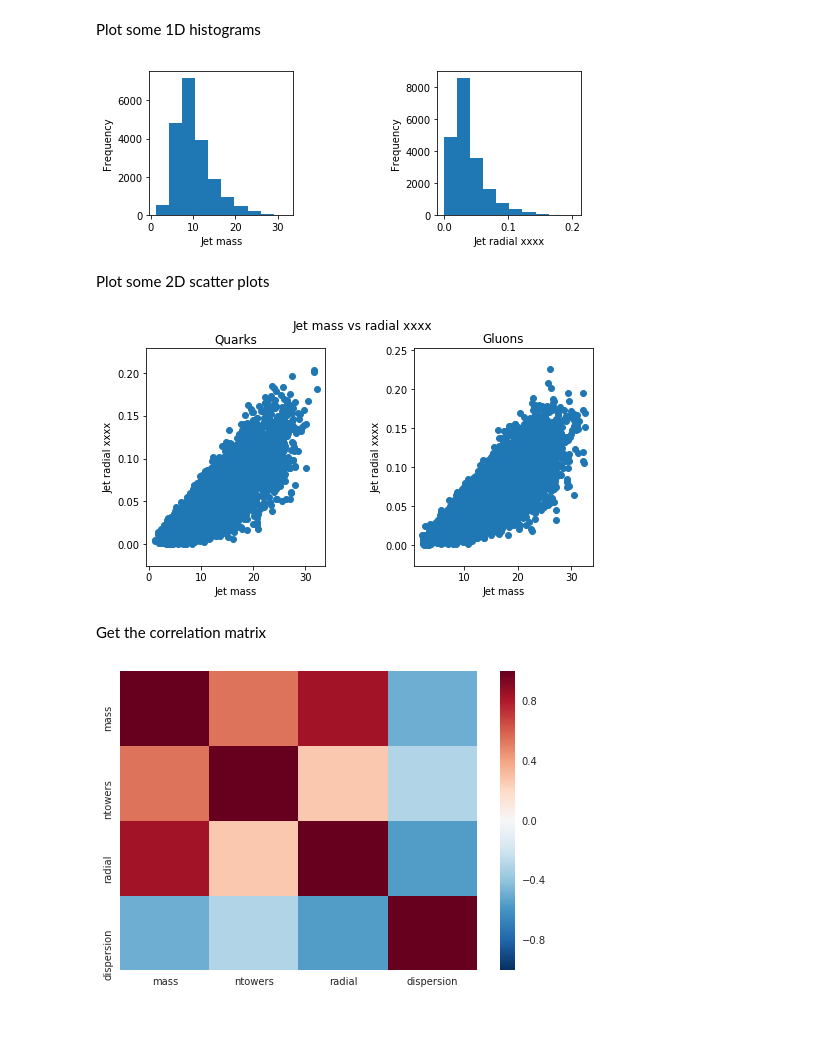
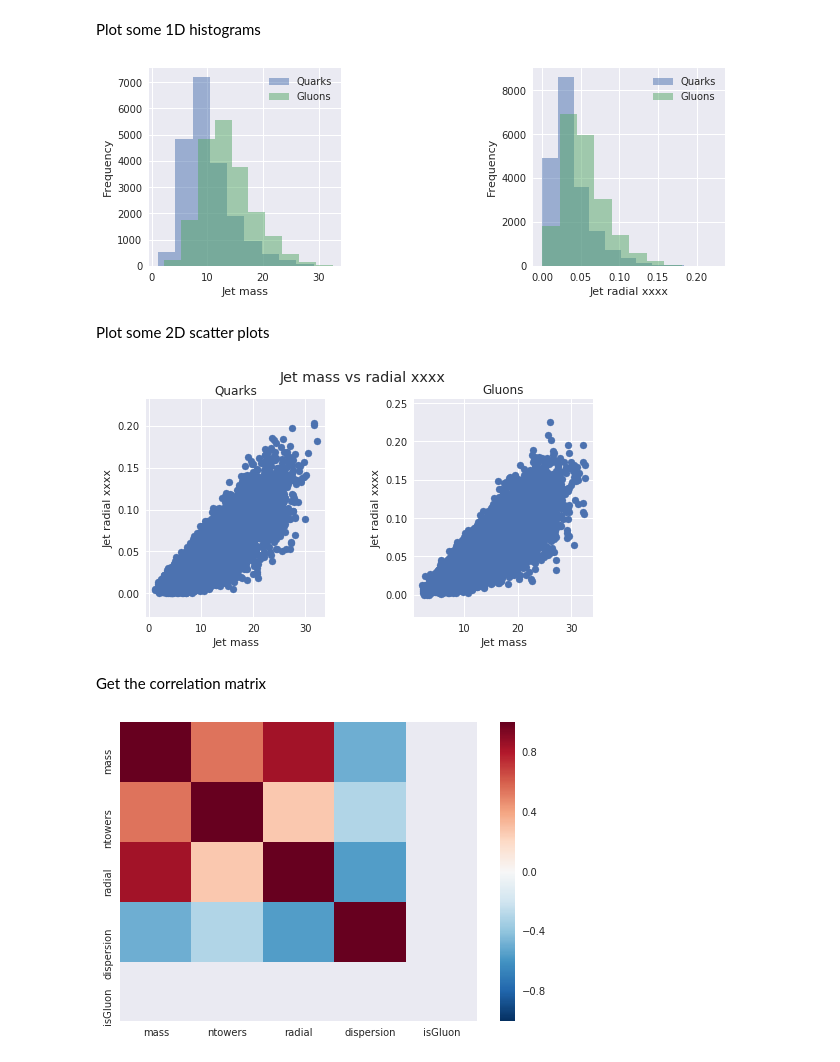
Before and after one commit to cbeiraod/LIPDataScienceSchool_2018, a Jupyter notebook: EDA.ipynb, the cells around one changed output. Cells and saved outputs as stored; diff of their text form; code cells hidden in the pictures; blank space fills up the shorter version.

Commit message:
Moved some imports around, added PCA for visualization and improved a bit the plotting

```diff
--- a/EDA.ipynb
+++ b/EDA.ipynb
@@ -11,10 +11,17 @@ First import the needed libraries
 import keras, ROOT, sklearn
 import flat_helper
 import numpy
+import pandas as pd
 
 # from keras_tqdm import TQDMNotebookCallback # uncomment this to get the progress bar
 #import theano
 #theano.config.gcc.cxxflags = '-march=corei7'
+
+## For plotting stuff
+import matplotlib.pyplot as plt
+import seaborn as sns
+sns.set() # cosmetics
+from sklearn.decomposition import PCA
 # %% [output]
 Using TensorFlow backend.
 Welcome to JupyROOT 6.12/06
@@ -23,6 +30,12 @@ Then load the data
 # %%
 dfQuarks = flat_helper.GetJetShapesFast('/eos/user/c/cbeiraod/DataScienceSchool/Data Challenge/quarks_standard', 20000, recompute=False)
 dfGluons = flat_helper.GetJetShapesFast('/eos/user/c/cbeiraod/DataScienceSchool/Data Challenge/gluons_standard', 20000, recompute=False)
+
+dfQuarks['isGluon'] = 0
+dfGluons['isGluon'] = 1
+
+labels = pd.concat([dfQuarks['isGluon'],dfGluons['isGluon']])
+inputData = pd.concat([dfQuarks.drop('isGluon',axis=1), dfGluons.drop('isGluon',axis=1)])
 # %% [output]
 Loading from root file _eos_user_c_cbeiraod_DataScienceSchool_Data Challenge_quarks_standard_shapes.root
 Loading from root file _eos_user_c_cbeiraod_DataScienceSchool_Data Challenge_gluons_standard_shapes.root
@@ -137,22 +155,25 @@ dfQuarks.query('radial == dispersion')
 # %% [markdown]
 Plot some 1D histograms
 # %%
-import matplotlib.pyplot as plt
-
 fig, ax = plt.subplots(1,2)
 
-ax[0].hist(dfQuarks.mass, 10, label="Quarks")
-ax[1].hist(dfQuarks.radial, 10, label="Quarks")
+ax[0].hist(dfQuarks.mass, 10, alpha=0.5, label="Quarks")
+ax[0].hist(dfGluons.mass, 10, alpha=0.5, label="Gluons")
+ax[1].hist(dfQuarks.radial, 10, alpha=0.5, label="Quarks")
+ax[1].hist(dfGluons.radial, 10, alpha=0.5, label="Gluons")
 
 fig.subplots_adjust(left=0, right=1, bottom=0, top=0.5, hspace=0.05, wspace=1)
 ax[0].set_xlabel("Jet mass")
 ax[0].set_ylabel("Frequency")
 ax[1].set_xlabel("Jet radial xxxx")
 ax[1].set_ylabel("Frequency")
 
+ax[0].legend()
+ax[1].legend()
+
 plt.show()
 # %% [output]
-[figure, old version]
+[figure, new version]
 # %% [markdown]
 Plot some 2D scatter plots
 # %%
@@ -172,19 +193,17 @@ fig.suptitle("Jet mass vs radial xxxx")
 
 plt.show()
 # %% [output]
-[figure, old version]
+[figure, new version]
 # %% [markdown]
 Get the correlation matrix
 # %%
-import seaborn as sns
-
 corrQuarks = dfQuarks.corr()
 sns.heatmap(corrQuarks,
             xticklabels=corrQuarks.columns.values,
             yticklabels=corrQuarks.columns.values)
 sns.plt.show()
 # %% [output]
-[figure, old version]
+[figure, new version]
 # %%
 corrGluons = dfGluons.corr()
 sns.heatmap(corrGluons,
```
Also changed, not shown: parts of 13 cells of this notebook.
